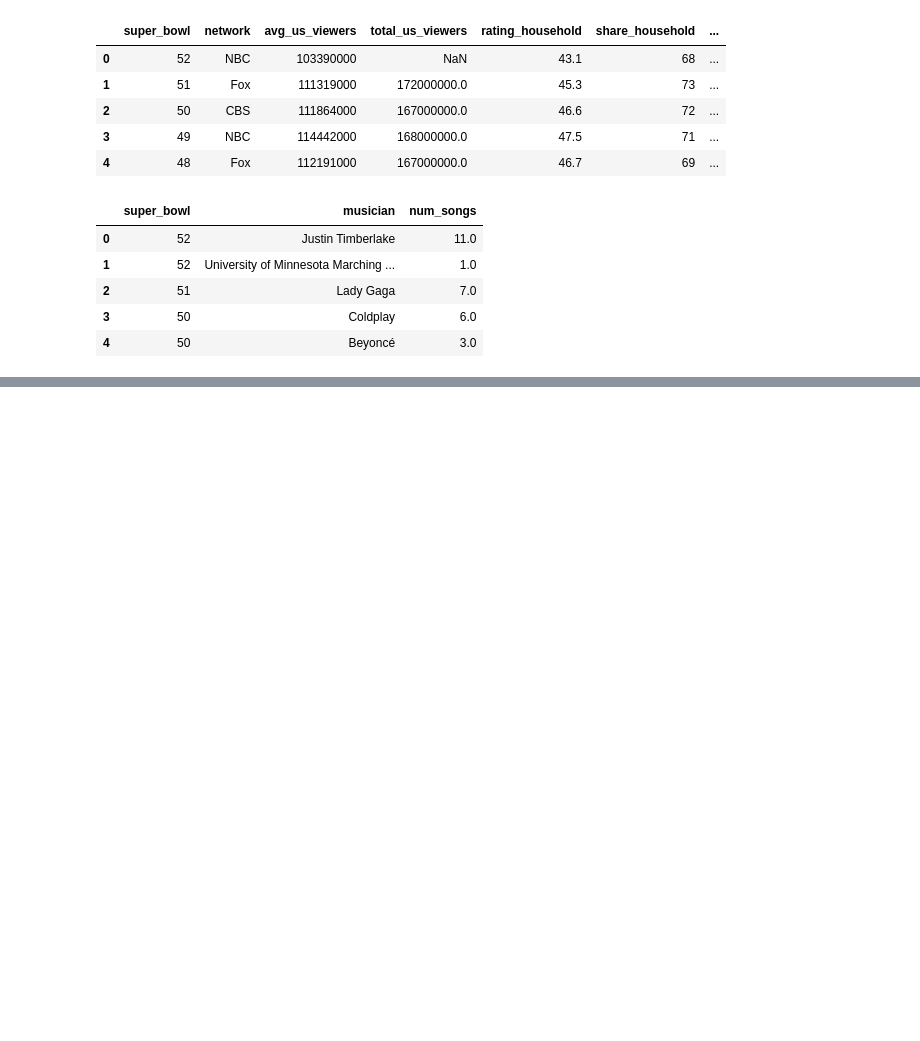
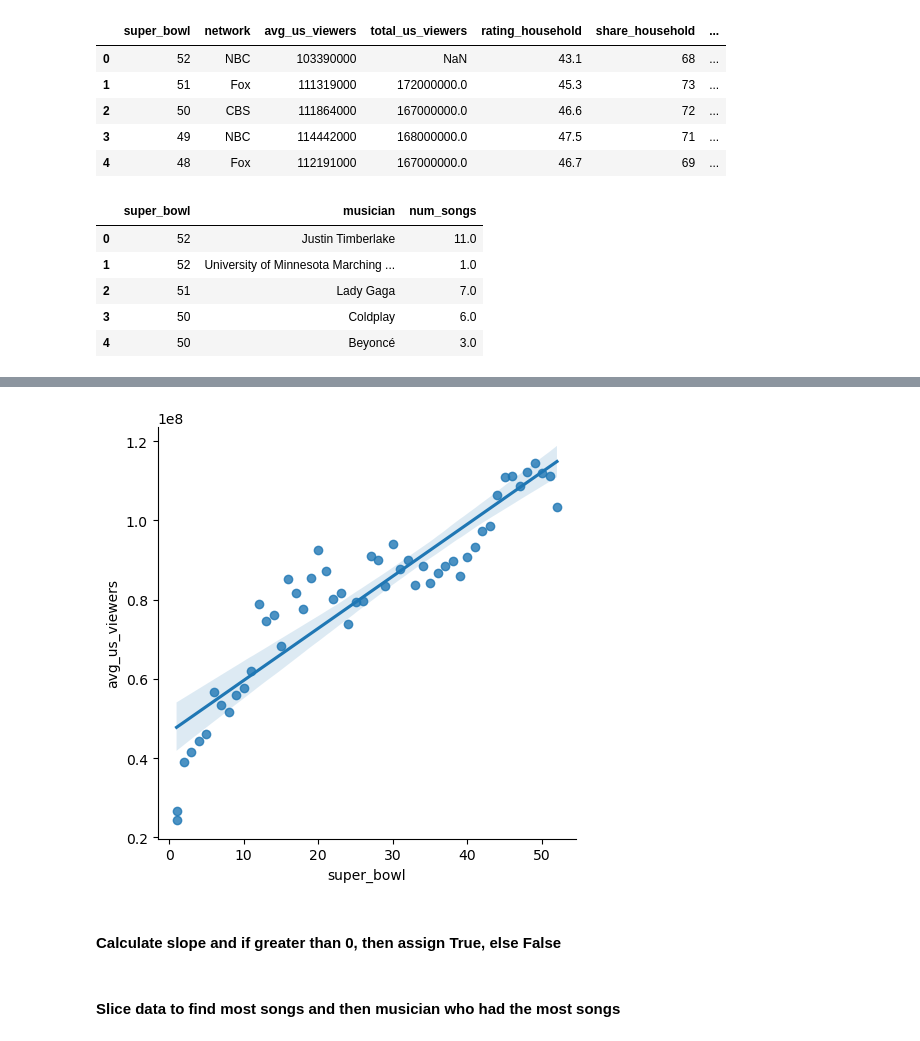
Before and after one commit to JRRichard/Datacamp_projects, a Jupyter notebook: TV Data Insights/TV_data_insights.ipynb, the cells around one changed output, grey strips where cells are left out. Cells and saved outputs as stored; diff of their text form; code cells hidden in the pictures; blank space fills up the shorter version.

```diff
--- a/TV Data Insights/TV_data_insights.ipynb
+++ b/TV Data Insights/TV_data_insights.ipynb
@@ -66,0 +77,7 @@ halftime_musicians.head()
+# %%
+sns.lmplot(data=tv, x="super_bowl", y="avg_us_viewers")
+plt.show()
+# %% [output]
+[figure, added]
+# %% [markdown]
+#### Calculate slope and if greater than 0, then assign True, else False
@@ -66,0 +94,2 @@ halftime_musicians.head()
+# %% [markdown]
+#### Slice data to find most songs and then musician who had the most songs
```
Also changed, not shown: parts of 6 cells of this notebook.
